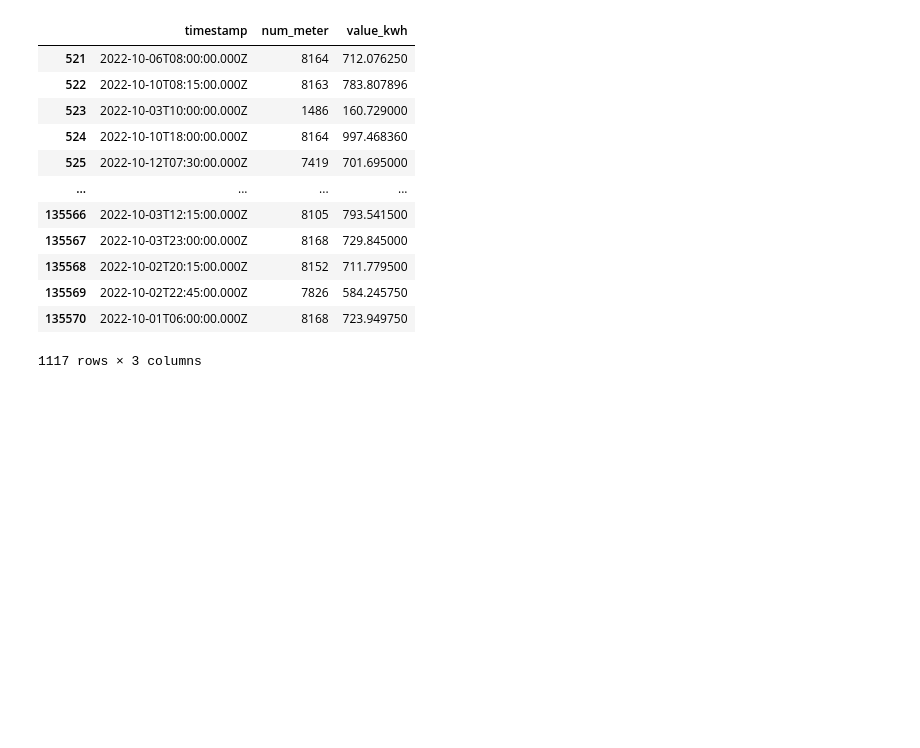
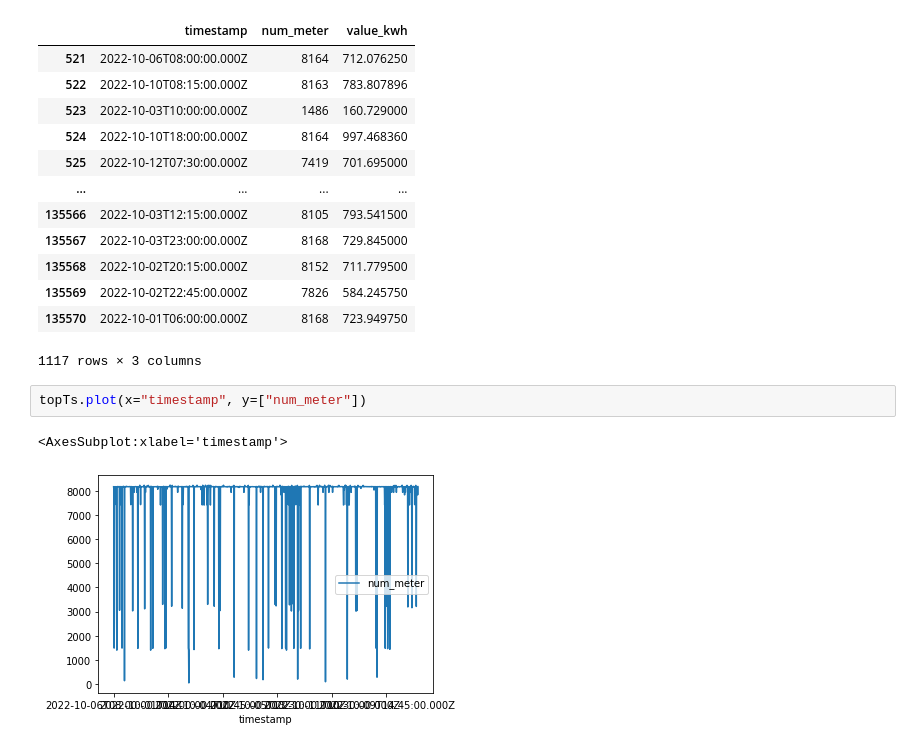
Before and after one commit to axpogroup/ckw-opendata, a Jupyter notebook: ckw.ch/load-data.ipynb, the cells around one changed output. Saved outputs shown, nothing was run; the diff lists cells and outputs as text; blank space fills up the shorter version.

```diff
--- a/ckw.ch/load-data.ipynb
+++ b/ckw.ch/load-data.ipynb
@@ -73,3 +73,8 @@ topTs
 | 135569 | 2022-10-02T22:45:00.000Z | 7826 | 584.245750 |
 | 135570 | 2022-10-01T06:00:00.000Z | 8168 | 723.949750 |
 1117 rows × 3 columns
+# %%
+topTs.plot(x="timestamp", y=["num_meter"])
+# %% [output]
+<AxesSubplot:xlabel='timestamp'>
+[figure, added]
```
Also changed, not shown: parts of 1 cell of this notebook.
